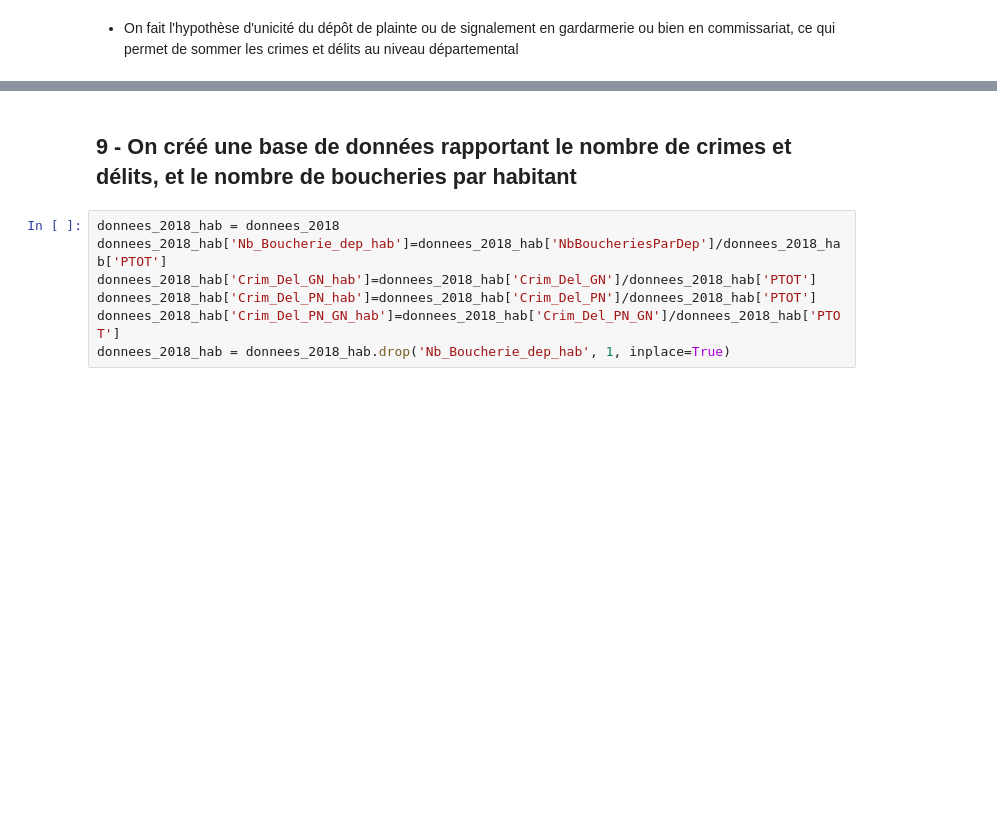
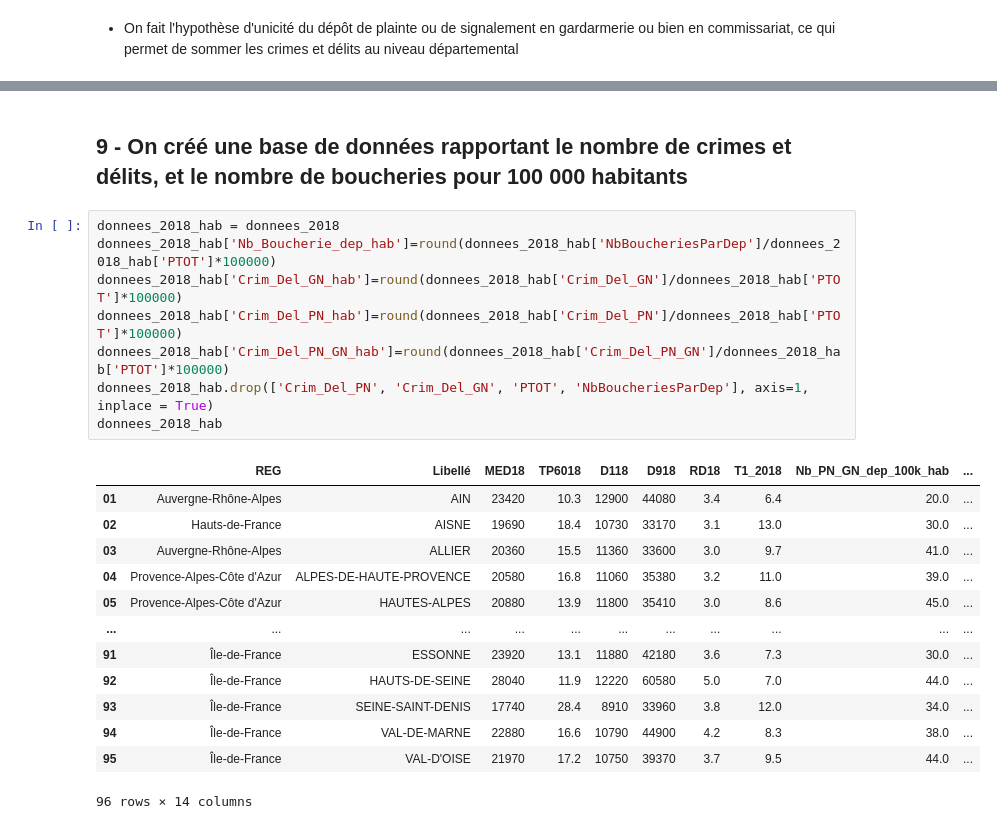
Before and after one commit to cthiounn/python-datascience-ENSAE-2A, a Jupyter notebook: Etude départementale/1_Recup_donnees.ipynb, the cells around one changed output, grey strips where cells are left out. Saved outputs shown, nothing was run; the diff lists cells and outputs as text; blank space fills up the shorter version.

```diff
--- a/Etude départementale/1_Recup_donnees.ipynb
+++ b/Etude départementale/1_Recup_donnees.ipynb
@@ -535,11 +572,26 @@ donnees_2018
 # %% [markdown]
-## 9 - On créé une base de données rapportant le nombre de crimes et délits, et le nombre de boucheries par habitant
+## 9 - On créé une base de données rapportant le nombre de crimes et délits, et le nombre de boucheries pour 100 000 habitants
 # %%
 donnees_2018_hab = donnees_2018
-donnees_2018_hab['Nb_Boucherie_dep_hab']=donnees_2018_hab['NbBoucheriesParDep']/donnees_2018_hab['PTOT']
-donnees_2018_hab['Crim_Del_GN_hab']=donnees_2018_hab['Crim_Del_GN']/donnees_2018_hab['PTOT']
-donnees_2018_hab['Crim_Del_PN_hab']=donnees_2018_hab['Crim_Del_PN']/donnees_2018_hab['PTOT']
-donnees_2018_hab['Crim_Del_PN_GN_hab']=donnees_2018_hab['Crim_Del_PN_GN']/donnees_2018_hab['PTOT']
-donnees_2018_hab = donnees_2018_hab.drop('Nb_Boucherie_dep_hab', 1, inplace=True)
+donnees_2018_hab['Nb_Boucherie_dep_hab']=round(donnees_2018_hab['NbBoucheriesParDep']/donnees_2018_hab['PTOT']*100000)
+donnees_2018_hab['Crim_Del_GN_hab']=round(donnees_2018_hab['Crim_Del_GN']/donnees_2018_hab['PTOT']*100000)
+donnees_2018_hab['Crim_Del_PN_hab']=round(donnees_2018_hab['Crim_Del_PN']/donnees_2018_hab['PTOT']*100000)
+donnees_2018_hab['Crim_Del_PN_GN_hab']=round(donnees_2018_hab['Crim_Del_PN_GN']/donnees_2018_hab['PTOT']*100000)
+donnees_2018_hab.drop(['Crim_Del_PN', 'Crim_Del_GN', 'PTOT', 'NbBoucheriesParDep'], axis=1, inplace = True)
+donnees_2018_hab
+# %% [output]
+|  | REG | Libellé | MED18 | TP6018 | D118 | D918 | RD18 | T1_2018 | Nb_PN_GN_dep_100k_hab | ... |
+| 01 | Auvergne-Rhône-Alpes | AIN | 23420 | 10.3 | 12900 | 44080 | 3.4 | 6.4 | 20.0 | ... |
+| 02 | Hauts-de-France | AISNE | 19690 | 18.4 | 10730 | 33170 | 3.1 | 13.0 | 30.0 | ... |
+| 03 | Auvergne-Rhône-Alpes | ALLIER | 20360 | 15.5 | 11360 | 33600 | 3.0 | 9.7 | 41.0 | ... |
+| 04 | Provence-Alpes-Côte d'Azur | ALPES-DE-HAUTE-PROVENCE | 20580 | 16.8 | 11060 | 35380 | 3.2 | 11.0 | 39.0 | ... |
+| 05 | Provence-Alpes-Côte d'Azur | HAUTES-ALPES | 20880 | 13.9 | 11800 | 35410 | 3.0 | 8.6 | 45.0 | ... |
+| ... | ... | ... | ... | ... | ... | ... | ... | ... | ... | ... |
+| 91 | Île-de-France | ESSONNE | 23920 | 13.1 | 11880 | 42180 | 3.6 | 7.3 | 30.0 | ... |
+| 92 | Île-de-France | HAUTS-DE-SEINE | 28040 | 11.9 | 12220 | 60580 | 5.0 | 7.0 | 44.0 | ... |
+| 93 | Île-de-France | SEINE-SAINT-DENIS | 17740 | 28.4 | 8910 | 33960 | 3.8 | 12.0 | 34.0 | ... |
+| 94 | Île-de-France | VAL-DE-MARNE | 22880 | 16.6 | 10790 | 44900 | 4.2 | 8.3 | 38.0 | ... |
+| 95 | Île-de-France | VAL-D'OISE | 21970 | 17.2 | 10750 | 39370 | 3.7 | 9.5 | 44.0 | ... |
+96 rows × 14 columns
 # %%
 %store donnees_2018
```
Also changed, not shown: parts of 11 cells of this notebook.
